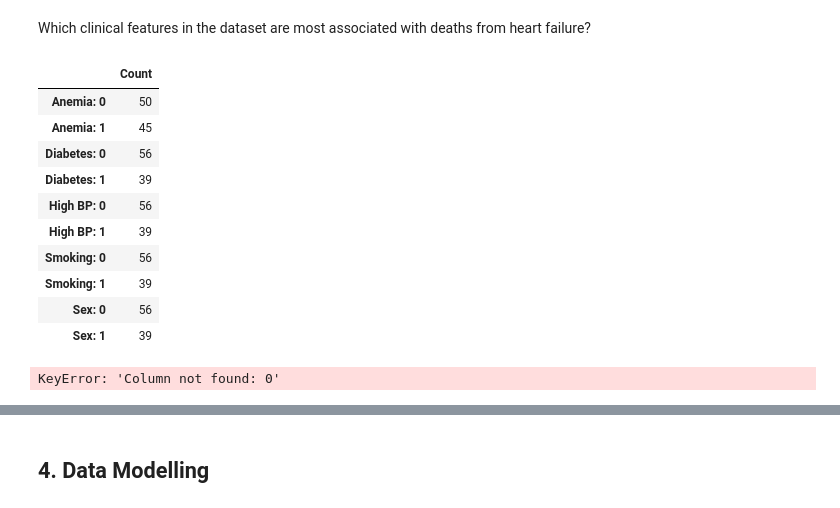
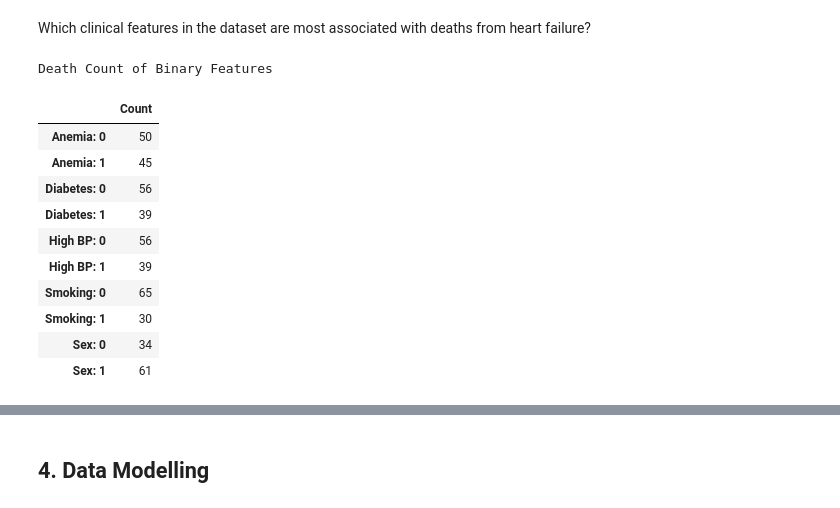
Before and after one commit to Skentir/CSMODEL, a Jupyter notebook: Insert Title of Case Study.ipynb, the cells around one changed output, grey strips where cells are left out. Saved outputs shown, nothing was run; the diff lists cells and outputs as text; code cells hidden in the pictures.

```diff
--- a/Insert Title of Case Study.ipynb
+++ b/Insert Title of Case Study.ipynb
@@ -241,26 +241,22 @@ d5 = deaths.groupby("sex")["DEATH_EVENT"].count()
 # %%
 p1 = pd.DataFrame({"Count":[d1[0],d1[1]]}, index=["Anemia: 0", "Anemia: 1"])
 p2 = pd.DataFrame({"Count":[d2[0],d2[1]]}, index=["Diabetes: 0", "Diabetes: 1"])
-p3 = pd.DataFrame({"Count":[d3[0],d2[1]]}, index=["High BP: 0", "High BP: 1"])
-p4 = pd.DataFrame({"Count":[d2[0],d2[1]]}, index=["Smoking: 0", "Smoking: 1"])
-p5 = pd.DataFrame({"Count":[d2[0],d2[1]]}, index=["Sex: 0", "Sex: 1"])
+p3 = pd.DataFrame({"Count":[d3[0],d3[1]]}, index=["High BP: 0", "High BP: 1"])
+p4 = pd.DataFrame({"Count":[d4[0],d4[1]]}, index=["Smoking: 0", "Smoking: 1"])
+p5 = pd.DataFrame({"Count":[d5[0],d5[1]]}, index=["Sex: 0", "Sex: 1"])
 final = pd.concat([p1,p2,p3,p4,p5])
-# %%
-final
-# %% [output]
-|  | Count |
-| Anemia: 0 | 50 |
-| Anemia: 1 | 45 |
-| Diabetes: 0 | 56 |
-| Diabetes: 1 | 39 |
-| High BP: 0 | 56 |
-| High BP: 1 | 39 |
-| Smoking: 0 | 56 |
-| Smoking: 1 | 39 |
-| Sex: 0 | 56 |
-| Sex: 1 | 39 |
-# %%
-table = pd.DataFrame([db[0], db[1]], index=["Anemia: 0", "Anemia: 1"])
-table
-# %% [output]
-KeyError: 'Column not found: 0'
+# %%
+final.style.set_caption("Death Count of Binary Features")
+# %% [output]
+Death Count of Binary Features
+|  | Count |
+| Anemia: 0 | 50 |
+| Anemia: 1 | 45 |
+| Diabetes: 0 | 56 |
+| Diabetes: 1 | 39 |
+| High BP: 0 | 56 |
+| High BP: 1 | 39 |
+| Smoking: 0 | 65 |
+| Smoking: 1 | 30 |
+| Sex: 0 | 34 |
+| Sex: 1 | 61 |
```
Also changed, not shown: parts of 3 cells of this notebook, 1 other file.
